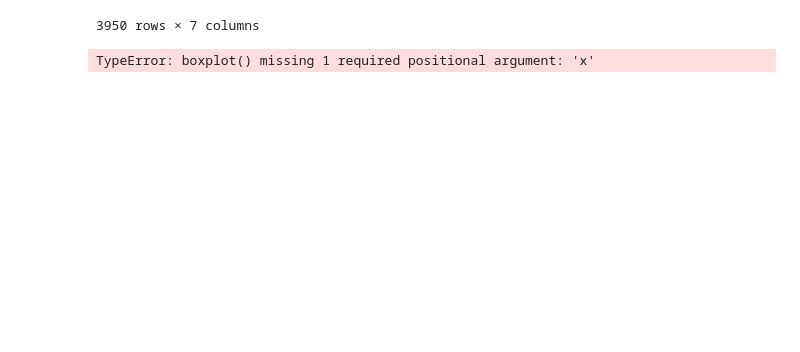
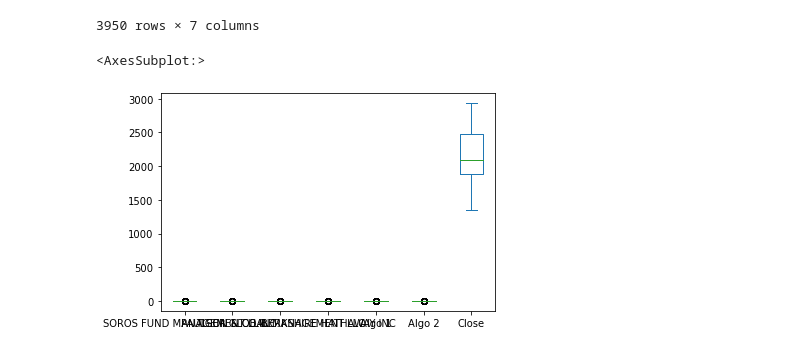
Before and after one commit to withnomatter/Pie-bank, a Jupyter notebook: Untitled.ipynb, the cells around one changed output. Cells and saved outputs as stored; diff of their text form; code cells hidden in the pictures; blank space fills up the shorter version.

```diff
--- a/Untitled.ipynb
+++ b/Untitled.ipynb
@@ -144,7 +149,9 @@ combined_data
 # %%
 portfolio_data = combined_data.pct_change()
 # %%
-portfolio_data = portfolio_data.boxplot()
+cumulative_profit = combined_data
+cumulative_profit.plot.box()
 # %% [output]
-TypeError: boxplot() missing 1 required positional argument: 'x'
+<AxesSubplot:>
+[figure, added]
 # %%
```
Also changed, not shown: parts of 10 cells of this notebook.
